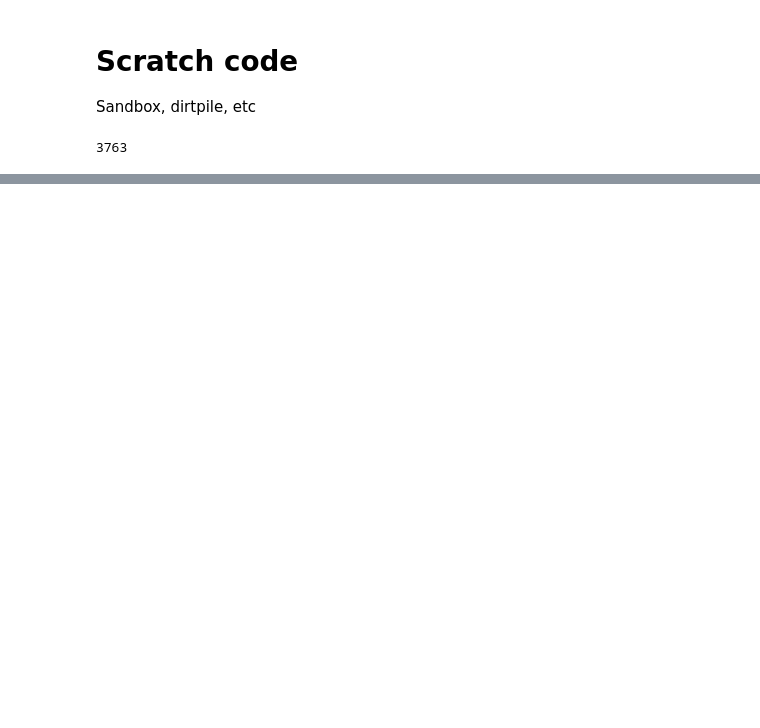
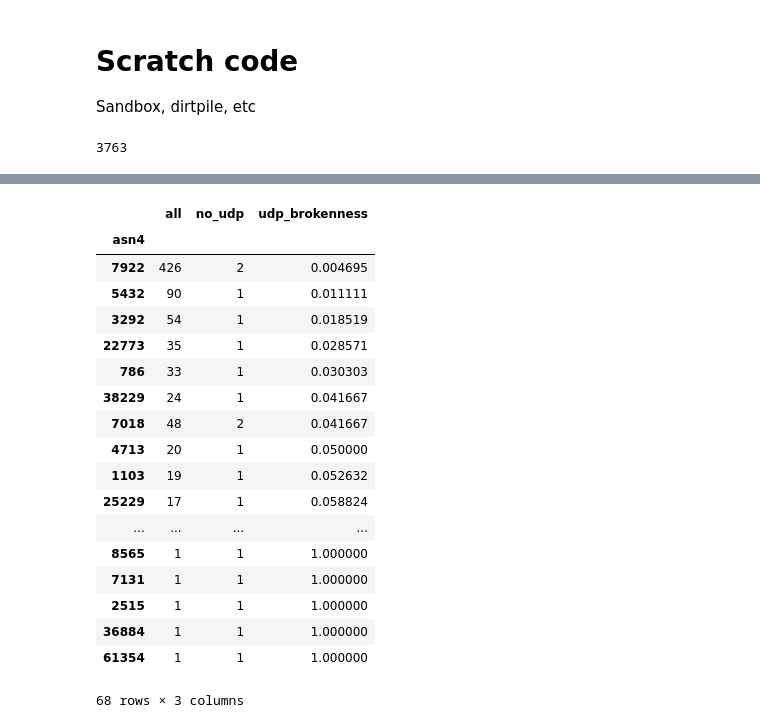
Before and after one commit to mami-project/udpdiff, a Jupyter notebook: atlas_probe_conn_Jan16/probe_udp_traceconn.ipynb, the cells around one changed output, grey strips where cells are left out. Saved outputs shown, nothing was run; the diff lists cells and outputs as text; code cells hidden in the pictures; blank space fills up the shorter version.

```diff
--- a/atlas_probe_conn_Jan16/probe_udp_traceconn.ipynb
+++ b/atlas_probe_conn_Jan16/probe_udp_traceconn.ipynb
@@ -299,0 +536,22 @@ plot_ecdf(tcsdf[np.logical_not(tcsdf['reached'])]['hop'])
+# %%
+as_probe_count.sort("udp_brokenness")
+# %% [output]
+|  | all | no_udp | udp_brokenness |
+| asn4 |  |  |  |
+| 7922 | 426 | 2 | 0.004695 |
+| 5432 | 90 | 1 | 0.011111 |
+| 3292 | 54 | 1 | 0.018519 |
+| 22773 | 35 | 1 | 0.028571 |
+| 786 | 33 | 1 | 0.030303 |
+| 38229 | 24 | 1 | 0.041667 |
+| 7018 | 48 | 2 | 0.041667 |
+| 4713 | 20 | 1 | 0.050000 |
+| 1103 | 19 | 1 | 0.052632 |
+| 25229 | 17 | 1 | 0.058824 |
+| ... | ... | ... | ... |
+| 8565 | 1 | 1 | 1.000000 |
+| 7131 | 1 | 1 | 1.000000 |
+| 2515 | 1 | 1 | 1.000000 |
+| 36884 | 1 | 1 | 1.000000 |
+| 61354 | 1 | 1 | 1.000000 |
+68 rows × 3 columns
```
Also changed, not shown: parts of 22 cells of this notebook, 5 other files.
